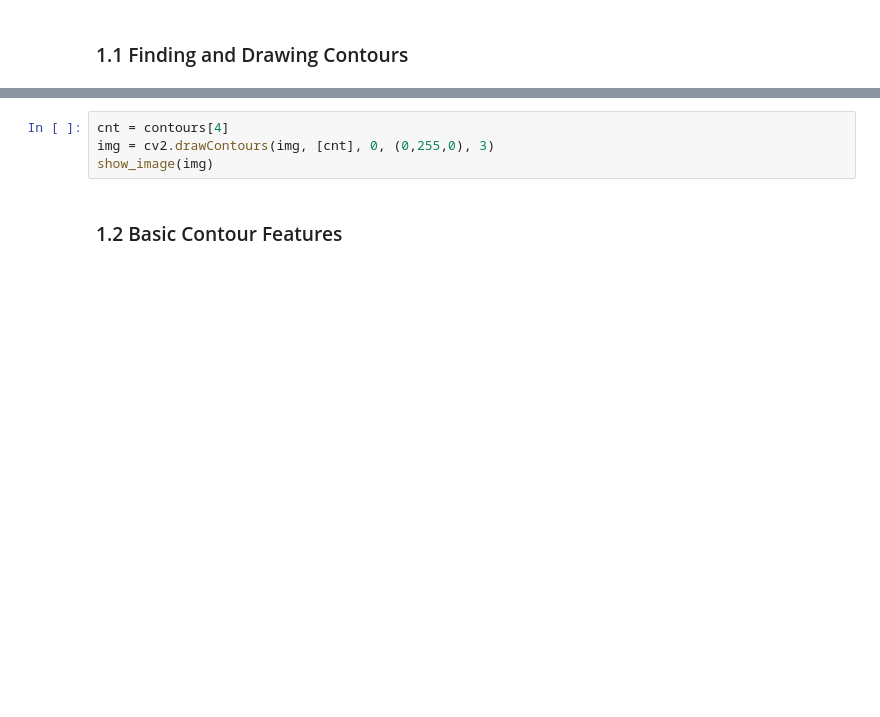
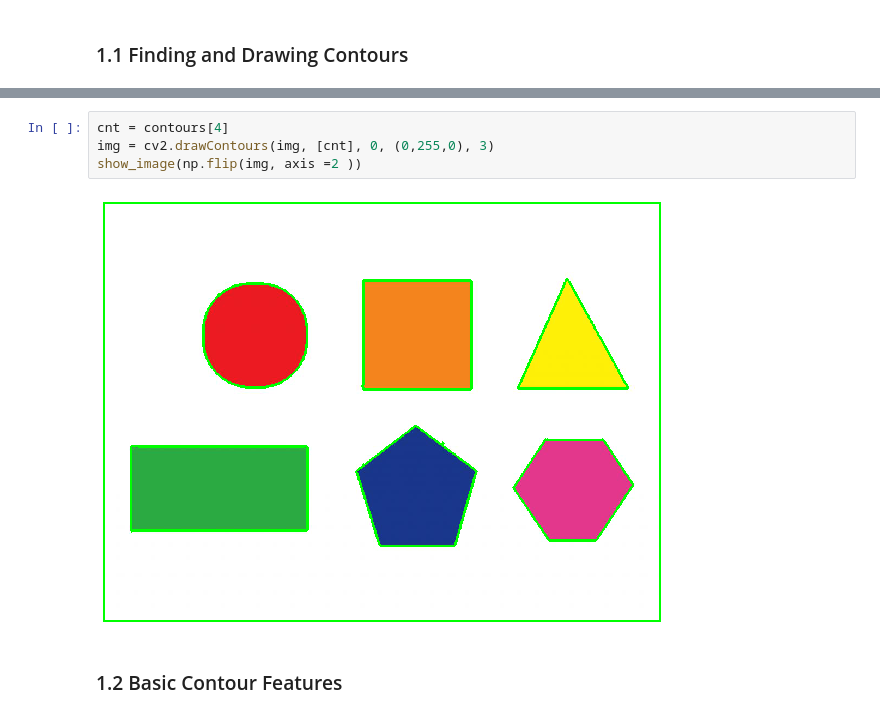
Before and after one commit to beginners-machine-learning-london/computer_vision_basics, a Jupyter notebook: notebooks/Lesson 5 - Contours.ipynb, the cells around one changed output, grey strips where cells are left out. Cells and saved outputs as stored; diff of their text form; blank space fills up the shorter version.

```diff
--- a/notebooks/Lesson 5 - Contours.ipynb
+++ b/notebooks/Lesson 5 - Contours.ipynb
@@ -22,7 +25,9 @@ img = cv2.drawContours(img, contours, -1, (0,255,0), 3)
 # %%
 cnt = contours[4]
 img = cv2.drawContours(img, [cnt], 0, (0,255,0), 3)
-show_image(img)
+show_image(np.flip(img, axis =2 ))
+# %% [output]
+[figure, added]
 # %% [markdown]
 ### 1.2 Basic Contour Features
 # %% [markdown]
```
Also changed, not shown: parts of 5 cells of this notebook.
